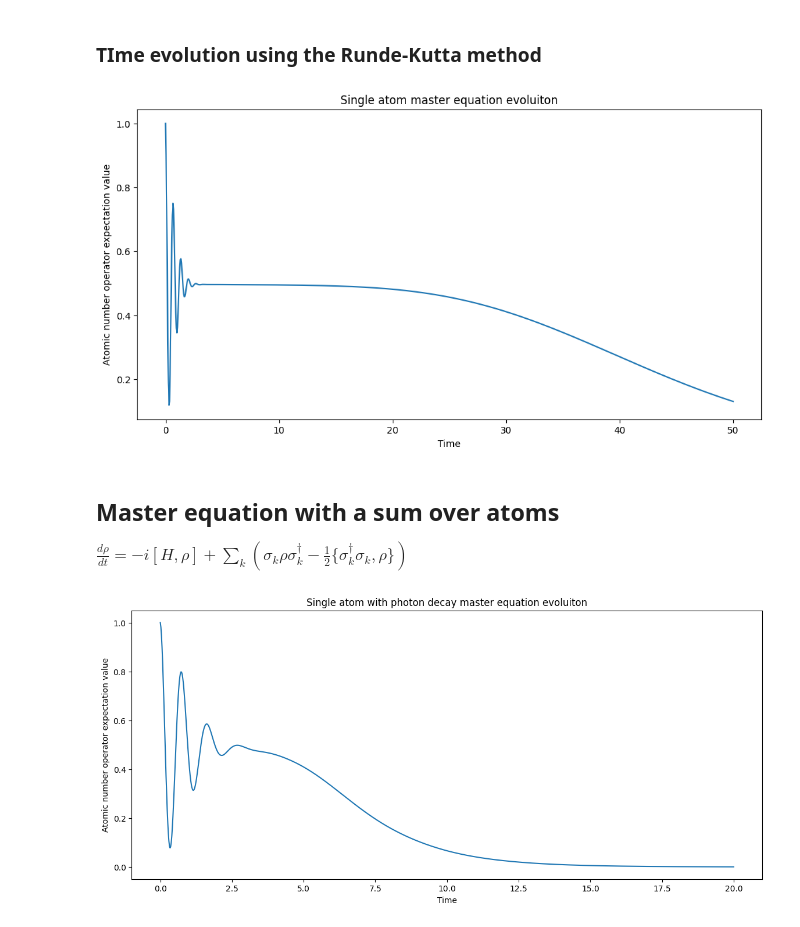
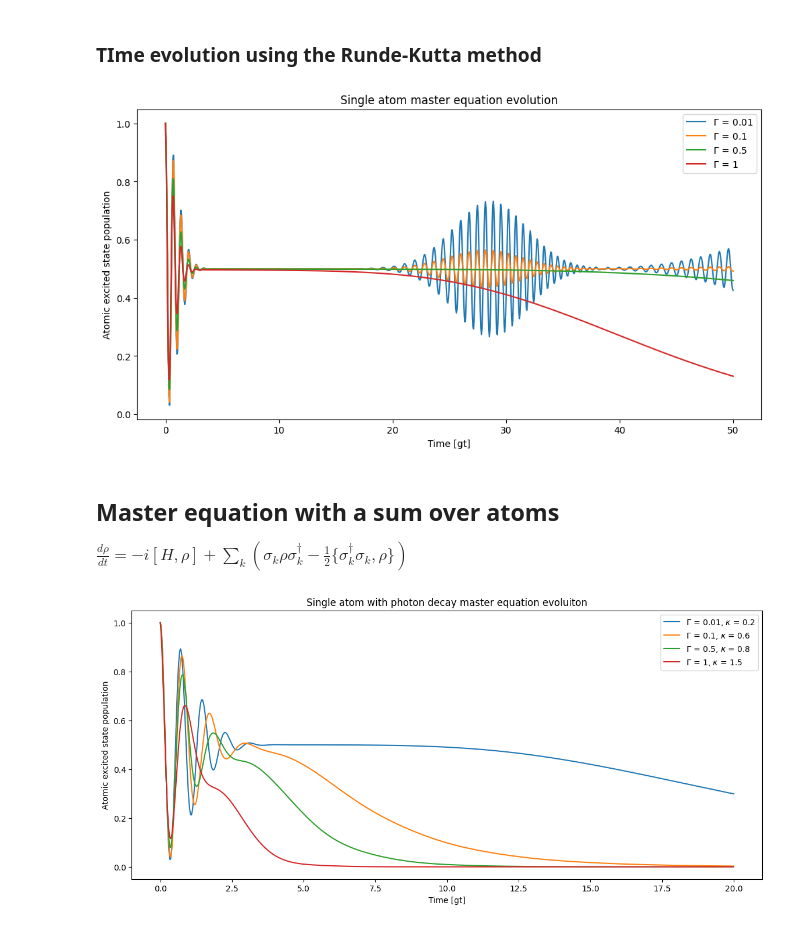
Before and after one commit to molendziak/TFM, a Jupyter notebook: Master_equation_evolution.ipynb, the cells around one changed output. Saved outputs shown, nothing was run; the diff lists cells and outputs as text; code cells hidden in the pictures.

```diff
--- a/Master_equation_evolution.ipynb
+++ b/Master_equation_evolution.ipynb
@@ -107,37 +107,40 @@ def rk4_step(f, y, t, dt):
 # %%
 N = 40 # Number of photon states in the cavity
 wc = 1 # Cavity frequency
 wa = 1 # Atom frequency
-g = 1   # Coupling strength
 alpha = np.sqrt(20)  # Initial coherent state amplitude
+gamma = [0.01, 0.1, 0.5, 1]
 
 sigma = np.kron(lowering_a(2), np.eye(N))
 sigma_dag = sigma.conj().T
 
 num_at = sigma_dag @ sigma
 
-
-H, psi0 = System(N, wc, wa, g, alpha)
-rho = np.outer(psi0, psi0.conj())
-
 times, dt = np.linspace(0, 50, 1000, retstep=True)
 
-n_expect = np.zeros(len(times))
-
-for i, t in enumerate(times):
-
-    n_expect[i] = np.trace(np.real(rho @ (num_at)))
-
-    rho = rk4_step(lambda rho, t: liouvillian_step(rho, t, H, sigma, 1), rho, t, dt)
+#H, psi0 = System(N, wc, wa, g, alpha)
+#rho = np.outer(psi0, psi0.conj())
 
 plt.figure(figsize=(12, 6))
-plt.plot(times, n_expect)
-plt.xlabel('Time')
-plt.ylabel('Atomic number operator expectation value')
-plt.title('Single atom master equation evoluiton')
+
+for ele in gamma:
+    H, psi0 = System(N, wc, wa, g, alpha)
+    rho = np.outer(psi0, psi0.conj())
+    n_expect = np.zeros(len(times))
+
+    for i, t in enumerate(times):
+        n_expect[i] = np.trace(np.real(rho @ (num_at)))
+        rho = rk4_step(lambda rho, t: liouvillian_step(rho, t, H, sigma, ele), rho, t, dt)
+
+    plt.plot(times, n_expect, label=f'$\Gamma$ = {ele}')
+
+plt.xlabel('Time [gt]')
+plt.ylabel('Atomic excited state population')
+plt.title('Single atom master equation evolution')
+plt.legend()
 plt.show()
 # %% [output]
-[figure, old version]
+[figure, new version]
 # %% [markdown]
 ## Master equation with a sum over atoms
 
@@ -163,6 +178,8 @@ wc = 1 # Cavity frequency
 wa = 1 # Atom frequency
 g = 1   # Coupling strength
 alpha = np.sqrt(20)  # Initial coherent state amplitude
+gamma = [0.01, 0.1, 0.5, 1]
+kappa = [0.2, 0.6, 0.8, 1.5]
 
 sigma = np.kron(lowering_a(2), np.eye(N))
 sigma_dag = sigma.conj().T
@@ -170,24 +187,30 @@ sigma_dag = sigma.conj().T
 num_at = sigma_dag @ sigma
 
 
-H, psi0 = System(N, wc, wa, g, alpha)
-rho = np.outer(psi0, psi0.conj())
+#H, psi0 = System(N, wc, wa, g, alpha)
+#rho = np.outer(psi0, psi0.conj())
 
 times, dt = np.linspace(0, 20, 1000, retstep=True)
 
-n_expect = np.zeros(len(times))
+#n_expect = np.zeros(len(times))
+plt.figure(figsize=(14, 6))
 
-for i, t in enumerate(times):
+for j, ele in enumerate(gamma):
+    H, psi0 = System(N, wc, wa, g, alpha)
+    rho = np.outer(psi0, psi0.conj())
+    n_expect = np.zeros(len(times))
 
-    n_expect[i] = np.trace(np.real(rho @ (num_at)))
+    for i, t in enumerate(times):
+        n_expect[i] = np.trace(np.real(rho @ (num_at)))
+        rho = rk4_step(lambda rho, t: liou_atom_photon_step(rho, t, H, lowering_a, ele, kappa[j]), rho, t, dt)
 
-    rho = rk4_step(lambda rho, t: liou_step_many_atoms(rho, t, H, lowering_a, 0.5), rho, t, dt)
+    plt.plot(times, n_expect, label=f'$\Gamma$ = {ele}, $\kappa$ = {kappa[j]}')
 
-plt.figure(figsize=(14, 6))
-plt.plot(times, n_expect)
-plt.xlabel('Time')
-plt.ylabel('Atomic number operator expectation value')
+
+plt.xlabel('Time [gt]')
+plt.legend()
+plt.ylabel('Atomic excited state population')
 plt.title('Single atom with photon decay master equation evoluiton')
 plt.show()
 # %% [output]
-[figure, old version]
+[figure, new version]
```
Also changed, not shown: parts of 2 cells of this notebook, 2 other files.
